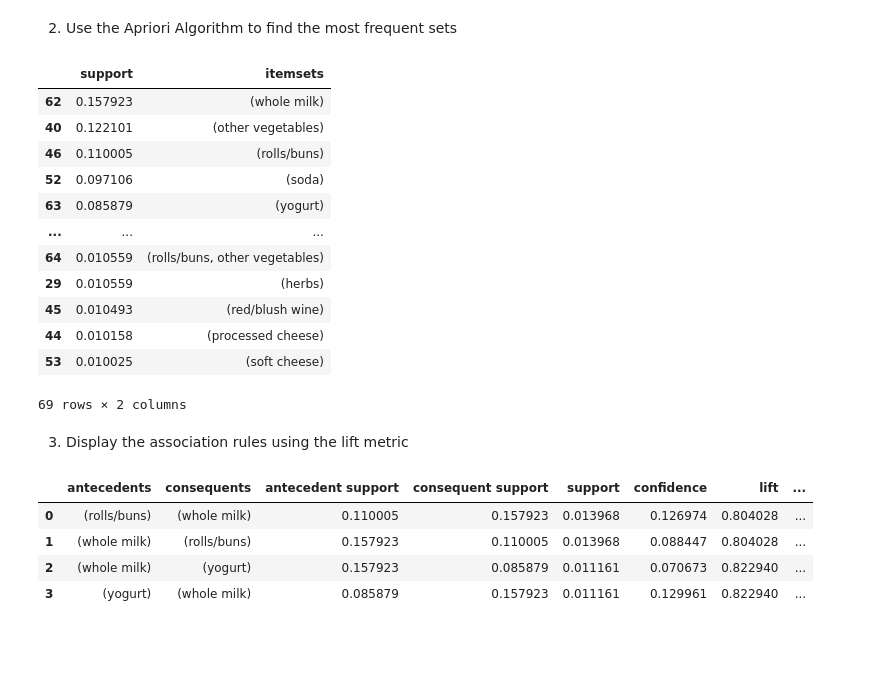
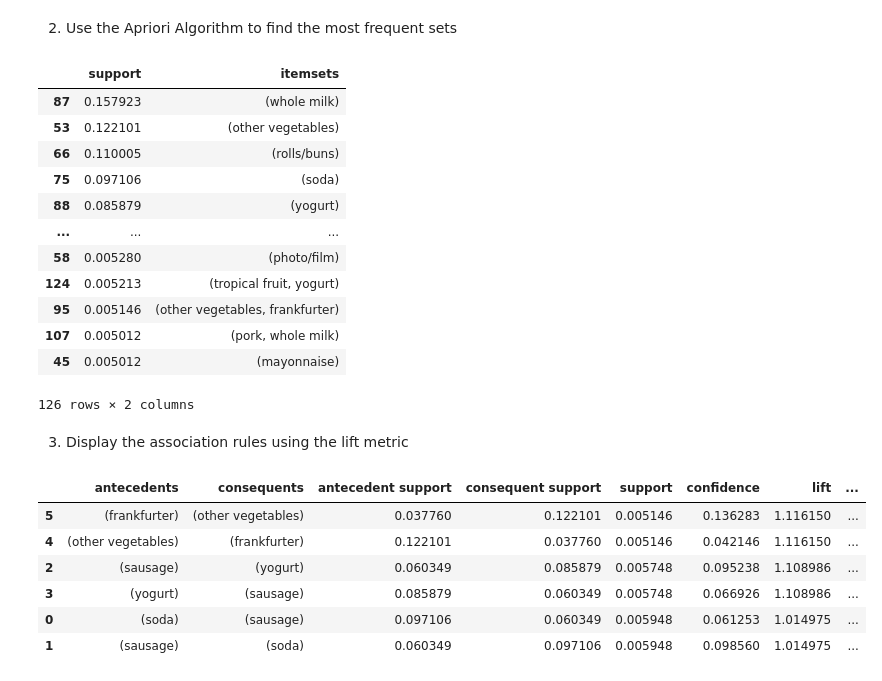
Before and after one commit to machiwao/CCADMACL_EXERCISES_COM222ML, a Jupyter notebook: Exercise7.ipynb, the cells around one changed output. Cells and saved outputs as stored; diff of their text form; code cells hidden in the pictures; blank space fills up the shorter version.

```diff
--- a/Exercise7.ipynb
+++ b/Exercise7.ipynb
@@ -139,32 +139,35 @@ df
 2. Use the Apriori Algorithm to find the most frequent sets
 # %%
 ## put your answer here
-df = apriori(df, min_support = 0.01, use_colnames = True)
+df = apriori(df, min_support = 0.005, use_colnames = True)
 df.sort_values(['support'],ascending=False, inplace = True)
 df
 # %% [output]
 |  | support | itemsets |
-| 62 | 0.157923 | (whole milk) |
-| 40 | 0.122101 | (other vegetables) |
-| 46 | 0.110005 | (rolls/buns) |
-| 52 | 0.097106 | (soda) |
-| 63 | 0.085879 | (yogurt) |
+| 87 | 0.157923 | (whole milk) |
+| 53 | 0.122101 | (other vegetables) |
+| 66 | 0.110005 | (rolls/buns) |
+| 75 | 0.097106 | (soda) |
+| 88 | 0.085879 | (yogurt) |
 | ... | ... | ... |
-| 64 | 0.010559 | (rolls/buns, other vegetables) |
-| 29 | 0.010559 | (herbs) |
-| 45 | 0.010493 | (red/blush wine) |
-| 44 | 0.010158 | (processed cheese) |
-| 53 | 0.010025 | (soft cheese) |
+| 58 | 0.005280 | (photo/film) |
+| 124 | 0.005213 | (tropical fruit, yogurt) |
+| 95 | 0.005146 | (other vegetables, frankfurter) |
+| 107 | 0.005012 | (pork, whole milk) |
+| 45 | 0.005012 | (mayonnaise) |
-69 rows × 2 columns
+126 rows × 2 columns
 # %% [markdown]
 3. Display the association rules using the lift metric
 # %%
 ## put your answer here
-df_ar = association_rules(df, metric='lift', min_threshold=0.8)
+df_ar = association_rules(df, metric='lift', min_threshold=1)
+df_ar.sort_values(['lift'],ascending=False, inplace = True)
 df_ar
 # %% [output]
 |  | antecedents | consequents | antecedent support | consequent support | support | confidence | lift | ... |
-| 0 | (rolls/buns) | (whole milk) | 0.110005 | 0.157923 | 0.013968 | 0.126974 | 0.804028 | ... |
-| 1 | (whole milk) | (rolls/buns) | 0.157923 | 0.110005 | 0.013968 | 0.088447 | 0.804028 | ... |
-| 2 | (whole milk) | (yogurt) | 0.157923 | 0.085879 | 0.011161 | 0.070673 | 0.822940 | ... |
-| 3 | (yogurt) | (whole milk) | 0.085879 | 0.157923 | 0.011161 | 0.129961 | 0.822940 | ... |
+| 5 | (frankfurter) | (other vegetables) | 0.037760 | 0.122101 | 0.005146 | 0.136283 | 1.116150 | ... |
+| 4 | (other vegetables) | (frankfurter) | 0.122101 | 0.037760 | 0.005146 | 0.042146 | 1.116150 | ... |
+| 2 | (sausage) | (yogurt) | 0.060349 | 0.085879 | 0.005748 | 0.095238 | 1.108986 | ... |
+| 3 | (yogurt) | (sausage) | 0.085879 | 0.060349 | 0.005748 | 0.066926 | 1.108986 | ... |
+| 0 | (soda) | (sausage) | 0.097106 | 0.060349 | 0.005948 | 0.061253 | 1.014975 | ... |
+| 1 | (sausage) | (soda) | 0.060349 | 0.097106 | 0.005948 | 0.098560 | 1.014975 | ... |
```
